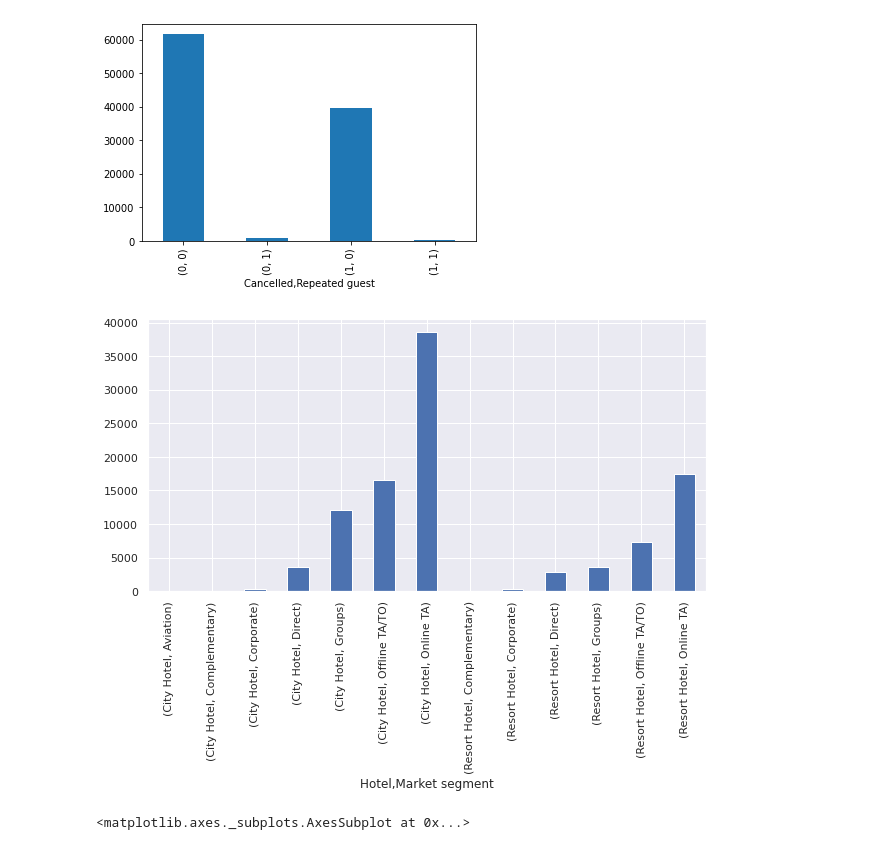
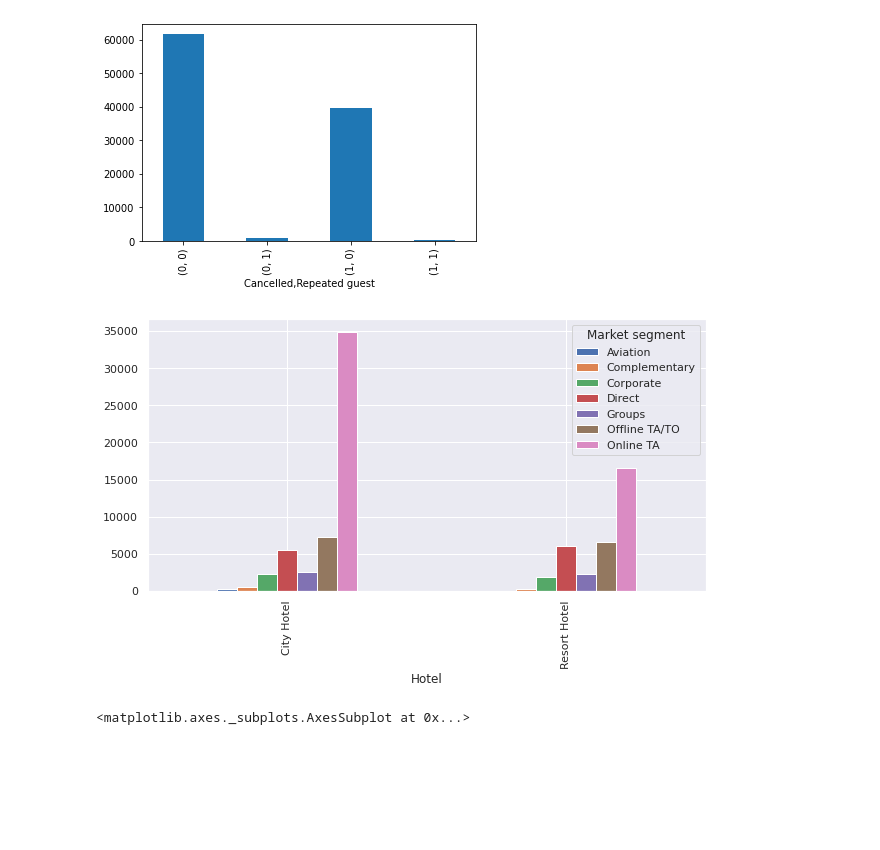
Before and after one commit to sm160388/hotel-booking-analysis, a Jupyter notebook: Copy_of_Hotel_Booking_Analysis_Capstone_Project.ipynb, the cells around one changed output. Cells and saved outputs as stored; diff of their text form; code cells hidden in the pictures; blank space fills up the shorter version.

```diff
--- a/Copy_of_Hotel_Booking_Analysis_Capstone_Project.ipynb
+++ b/Copy_of_Hotel_Booking_Analysis_Capstone_Project.ipynb
@@ -119,7 +121,7 @@ dtype: object
 # %% [markdown]
 **Data Cleaning and** **Preparation**
 # %%
-data=data.drop(columns=['Arrival date week number','Company'])
+data=data.drop(columns=['Arrival date week number','Company','Agent','Reservation status date'])
 data.shape
 data.head(5)
 # %% [output]
@@ -138,0 +161,4 @@ Number of duplicate rows: (32001, 30)
+# %%
+#dropping the duplicates
+data=data.drop_duplicates()
+data.head(5)
@@ -318,7 +351,6 @@ dtype: object
 # %%
 #Changing dtype to its correct dtype
 data['Children']=data['Children'].astype(int)
-data['Agent']=data['Agent'].astype(int)
 # %% [markdown]
 **Data** **Visualisation**
 # %%
@@ -405,9 +437,10 @@ data4.plot(kind='bar')
 # %%
 #fig, ax = plt.subplots(figsize=(16,6))
 data5=data.groupby(['Hotel','Market segment']).size()
+data5=data5.unstack()
 data5=data5.plot(kind='bar', figsize=(10,5))
 # %% [output]
-[figure, old version]
+[figure, new version]
 # %%
 data6=data.groupby(['Hotel','Distribution channel']).size()
 data6=data6.unstack()
```
Also changed, not shown: parts of 36 cells of this notebook.
